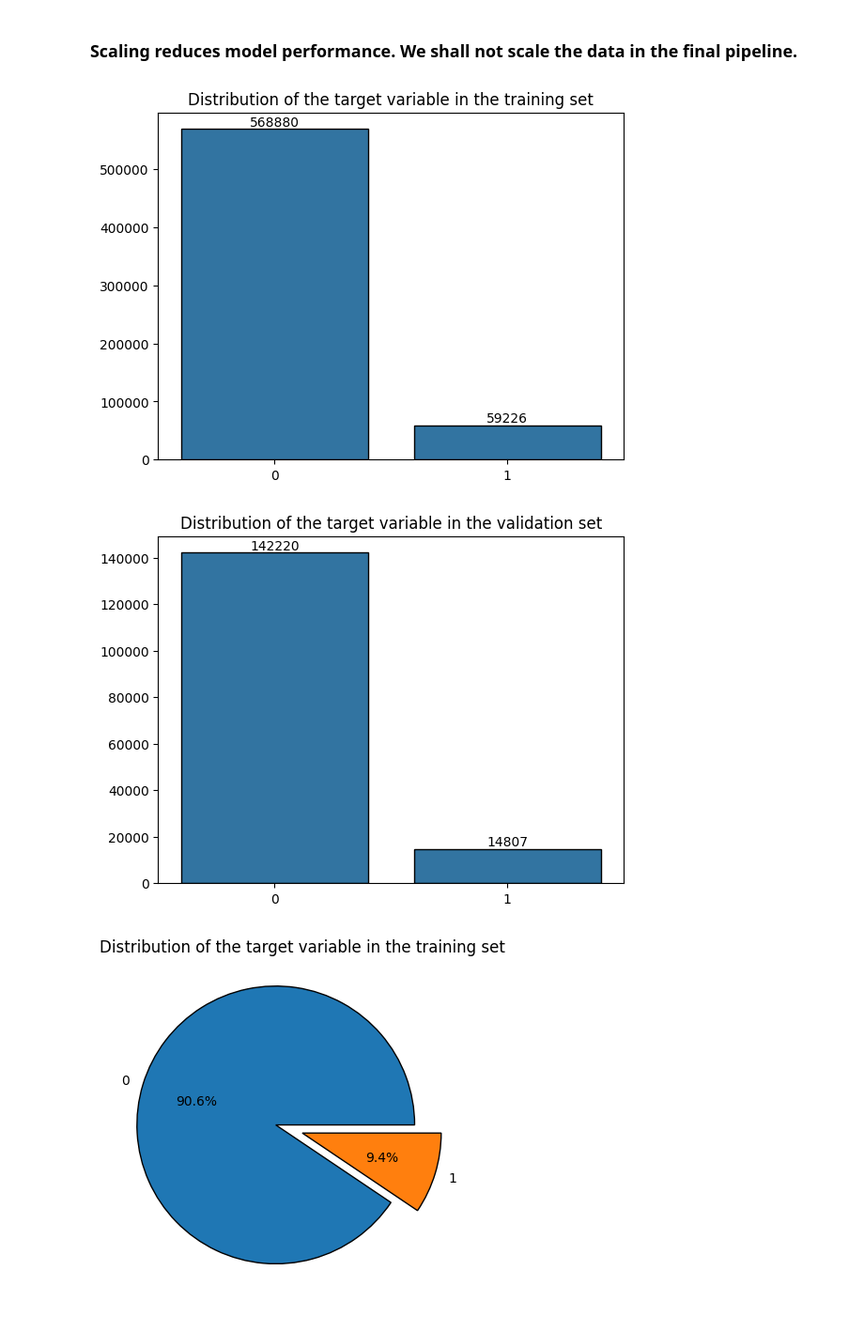
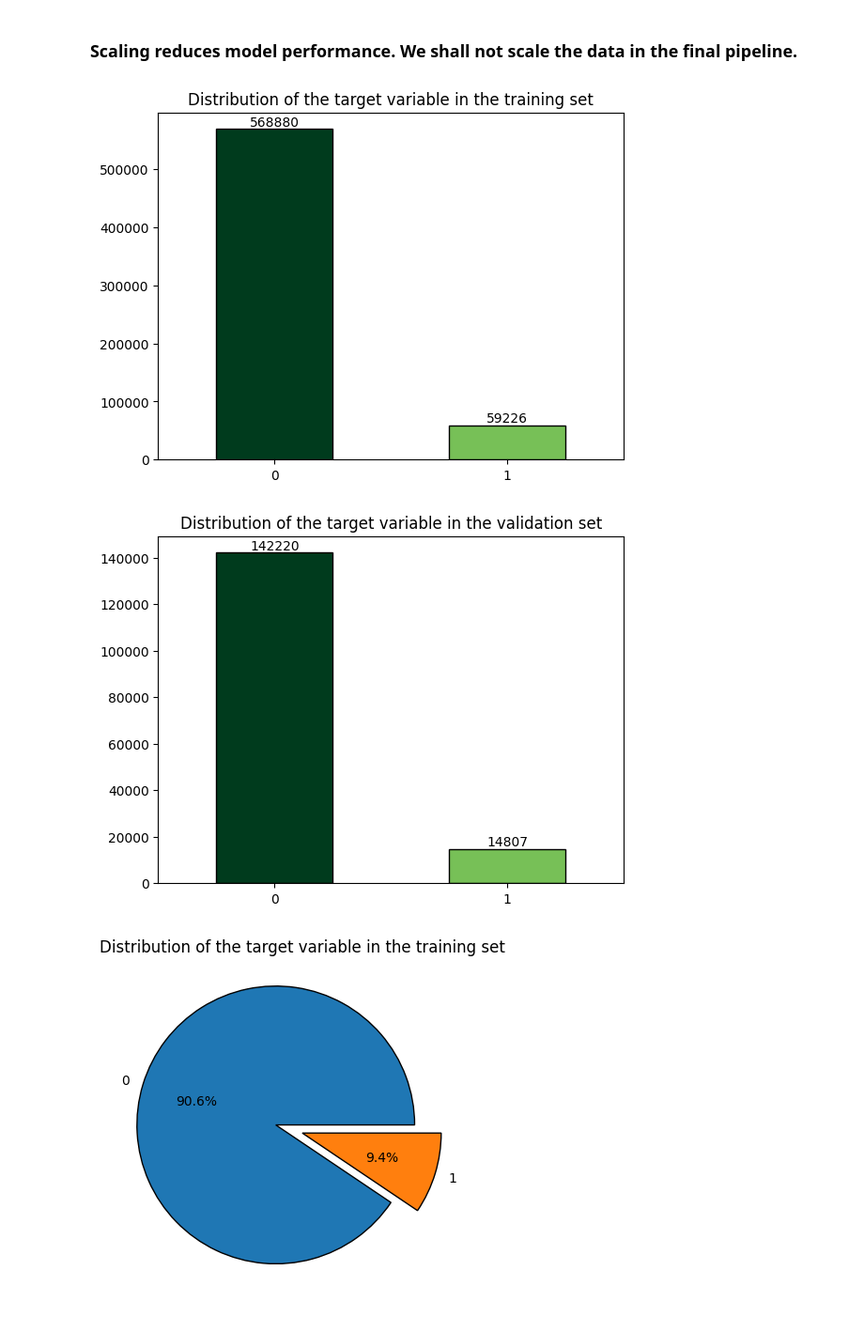
Before and after one commit to S84v/gst-analytics-hackathon, a Jupyter notebook: main.ipynb, the cells around one changed output. Shown at 94% size. Cells and saved outputs as stored; diff of their text form; code cells hidden in the pictures.

```diff
--- a/main.ipynb
+++ b/main.ipynb
@@ -368,7 +368,9 @@ ax = sns.barplot(data=vanilla_f1_scores,
                   y = vanilla_f1_scores['Score'],
                   hue=vanilla_f1_scores['n_neighbors'],
                   edgecolor = 'black',
-                  linewidth = 1)
+                  linewidth = 1,
+                  palette = 'Greens',
+                  width = 0.5)
 ax.set(title = 'F1 scores for base models')
 ax.bar_label(ax.containers[0])
 ax.bar_label(ax.containers[1])
@@ -476,12 +478,25 @@ model_scores
 | 1 | LightGBM | 0.972068 | 0.772872 | 0.996691 | 0.870627 | 0.983098 | 1.006753 | 0.983098 |
 # %%
 for col in model_scores.columns[1:]:
+
     ax = sns.barplot(data=model_scores,
                      x = 'Model',
                      y = col,
-                     hue = 'Model',
+                     hue = col,
                      edgecolor = 'black',
-                     linewidth = 1)
+                     linewidth = 1,
+                     legend = False,
+                     palette = 'Greens',
+                     width = 0.5)
+
+    for i, bar in enumerate(ax.patches):
+
+        height = bar.get_height()  # Get the bar height (value)
+        if height == max(model_scores[col]):
+            bar.set_facecolor('#003b1d')  # Dark green for higher values
+        else:
+            bar.set_facecolor('#008944')  # Light green for lower values
+
     ax.set_title(f'{col} score of vanilla base models on validation data')
     ax.bar_label(ax.containers[0])
     ax.bar_label(ax.containers[1])
@@ -783,23 +798,43 @@ model_scores_scaled
 # %%
 ax = sns.barplot(data = Counter(np.ravel(y_train)),
                  edgecolor = 'black',
-                 linewidth = 1)
+                 linewidth = 1,
+                 width = 0.5)
+
+for i, bar in enumerate(ax.patches):
+
+    height = bar.get_height()  # Get the bar height (value)
+    if height == max(Counter(np.ravel(y_train)).values()):
+        bar.set_facecolor('#003b1d')  # Dark green for higher values
+    else:
+        bar.set_facecolor('#77c057')  # Light green for lower values
+
 ax.set_title('Distribution of the target variable in the training set')
 ax.bar_label(ax.containers[0])
 # ax.bar_label(ax.containers[1])
 plt.show()
 # %% [output]
-[figure, old version]
+[figure, new version]
 # %%
 ax = sns.barplot(data = Counter(y_val_ravel),
                  edgecolor = 'black',
-                 linewidth = 1)
+                 linewidth = 1,
+                 width = 0.5)
+
+for i, bar in enumerate(ax.patches):
+
+    height = bar.get_height()  # Get the bar height (value)
+    if height == max(Counter(np.ravel(y_val_ravel)).values()):
+        bar.set_facecolor('#003b1d')  # Dark green for higher values
+    else:
+        bar.set_facecolor('#77c057')  # Light green for lower values
+
 ax.set_title('Distribution of the target variable in the validation set')
 ax.bar_label(ax.containers[0])
 # ax.bar_label(ax.containers[1])
 plt.show()
 # %% [output]
-[figure, old version]
+[figure, new version]
 # %%
 plt.pie(x = Counter(np.ravel(y_train)).values(),
         labels = Counter(np.ravel(y_train)).keys(),
```
Also changed, not shown: parts of 15 cells of this notebook.
